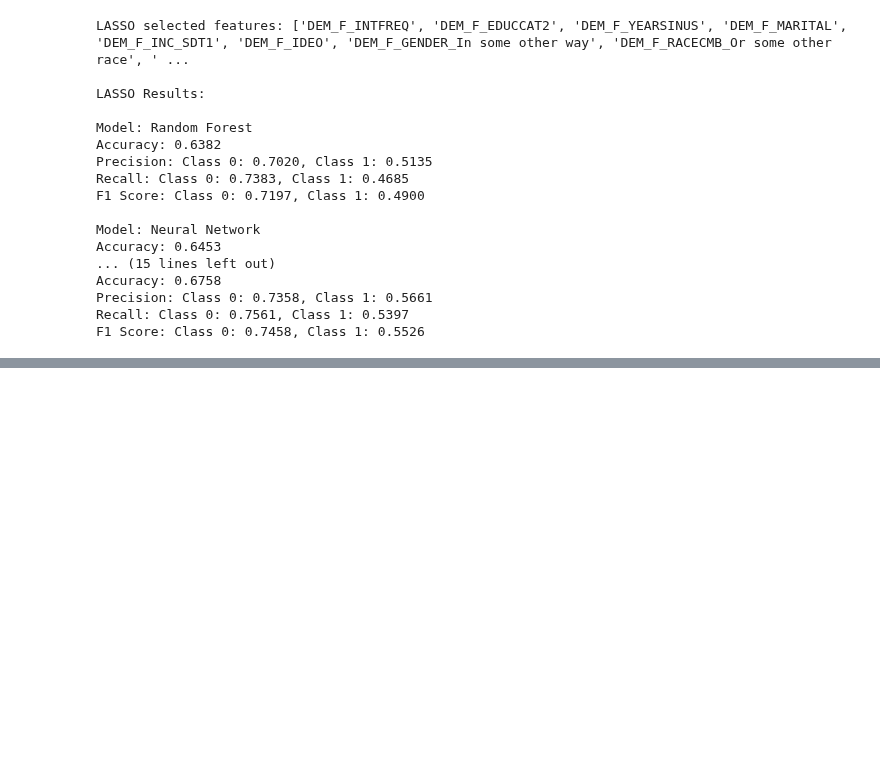
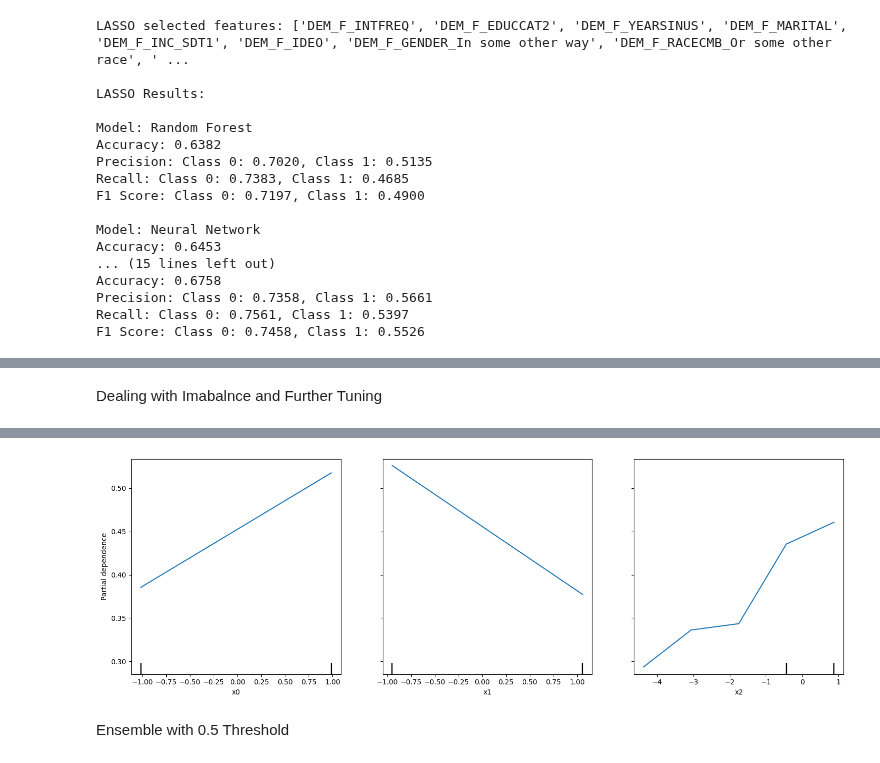
Before and after one commit to NumanESchulich/SchulichDataScience, a Jupyter notebook: AI Fundamentals (MMAI 5000S)/Pew Research.ipynb, the cells around one changed output, grey strips where cells are left out. Drawn from its saved outputs; the diff is of its cells as text; code cells hidden in the pictures; blank space fills up the shorter version.

```diff
--- a/AI Fundamentals (MMAI 5000S)/Pew Research.ipynb
+++ b/AI Fundamentals (MMAI 5000S)/Pew Research.ipynb
@@ -578,0 +866,69 @@ F1 Score: Class 0: 0.7458, Class 1: 0.5526
+# %% [markdown]
+Dealing with Imabalnce and Further Tuning
+# %%
+import numpy as np
+import pandas as pd
+from sklearn.model_selection import train_test_split
+from sklearn.preprocessing import StandardScaler
+from sklearn.ensemble import RandomForestClassifier
+from sklearn.metrics import accuracy_score, precision_score, recall_score, f1_score, confusion_matrix
+from sklearn.inspection import PartialDependenceDisplay
+import matplotlib.pyplot as plt
+
+# Assuming X and y are your features and target variable
+
+# Select top 10 features
+top_features = [
+    'DEM_F_PARTYSUM_FINAL_Dem/Lean Dem', 'DEM_F_PARTYSUM_FINAL_Rep/Lean Rep',
+    'DEM_F_INTFREQ', 'DEM_F_RELIG', 'DEM_F_PRAY_Seldom',
+    'DEM_F_PARTY_FINAL_Other', 'DEM_F_AGECAT', 'DEM_F_INC_SDT1',
+    'DEM_F_EDUCCAT2', 'DEM_F_ATTEND_Once a week'
+]
+
+X_selected = X[top_features].copy()  # Create a copy to avoid the warning
+
+# Create interaction features
+X_selected['PARTY_RELIG'] = X_selected['DEM_F_PARTYSUM_FINAL_Dem/Lean Dem'] * X_selected['DEM_F_RELIG']
+X_selected['PARTY_PRAY'] = X_selected['DEM_F_PARTYSUM_FINAL_Rep/Lean Rep'] * X_selected['DEM_F_PRAY_Seldom']
+
+# Split the data
+X_train, X_test, y_train, y_test = train_test_split(X_selected, y, test_size=0.2, random_state=42)
+
+# Scale features
+scaler = StandardScaler()
+X_train_scaled = scaler.fit_transform(X_train)
+X_test_scaled = scaler.transform(X_test)
+
+# Train Random Forest model with adjusted class weights
+rf_model = RandomForestClassifier(n_estimators=200, max_depth=10, random_state=42,
+                                  class_weight='balanced')
+rf_model.fit(X_train_scaled, y_train)
+
+# Make predictions
+y_pred_proba = rf_model.predict_proba(X_test_scaled)
+
+# Function to calculate metrics for different thresholds
+def calculate_metrics(y_true, y_pred_proba, threshold):
+    y_pred = (y_pred_proba[:, 1] > threshold).astype(int)
+    accuracy = accuracy_score(y_true, y_pred)
+    precision = precision_score(y_true, y_pred, average=None)
+    recall = recall_score(y_true, y_pred, average=None)
+    f1 = f1_score(y_true, y_pred, average=None)
+    return accuracy, precision, recall, f1
+
+# Try different thresholds
+thresholds = [0.3, 0.4, 0.5, 0.6, 0.7]
+for threshold in thresholds:
+    accuracy, precision, recall, f1 = calculate_metrics(y_test, y_pred_proba, threshold)
+    print(f"\nResults with threshold {threshold}:")
+    print(f"Accuracy: {accuracy:.4f}")
+    print(f"Precision: Class 0: {precision[0]:.4f}, Class 1: {precision[1]:.4f}")
+    print(f"Recall: Class 0: {recall[0]:.4f}, Class 1: {recall[1]:.4f}")
+    print(f"F1 Score: Class 0: {f1[0]:.4f}, Class 1: {f1[1]:.4f}")
+
+# Partial Dependence Plots
+fig, ax = plt.subplots(figsize=(15, 5))
+PartialDependenceDisplay.from_estimator(rf_model, X_test_scaled, [0, 1, 2], ax=ax)
+plt.tight_layout()
+plt.show()
+# %% [output]
@@ -578,0 +952,3 @@ F1 Score: Class 0: 0.7458, Class 1: 0.5526
+[figure, added]
+# %% [markdown]
+Ensemble with 0.5 Threshold
```
Also changed, not shown: parts of 10 cells of this notebook.
